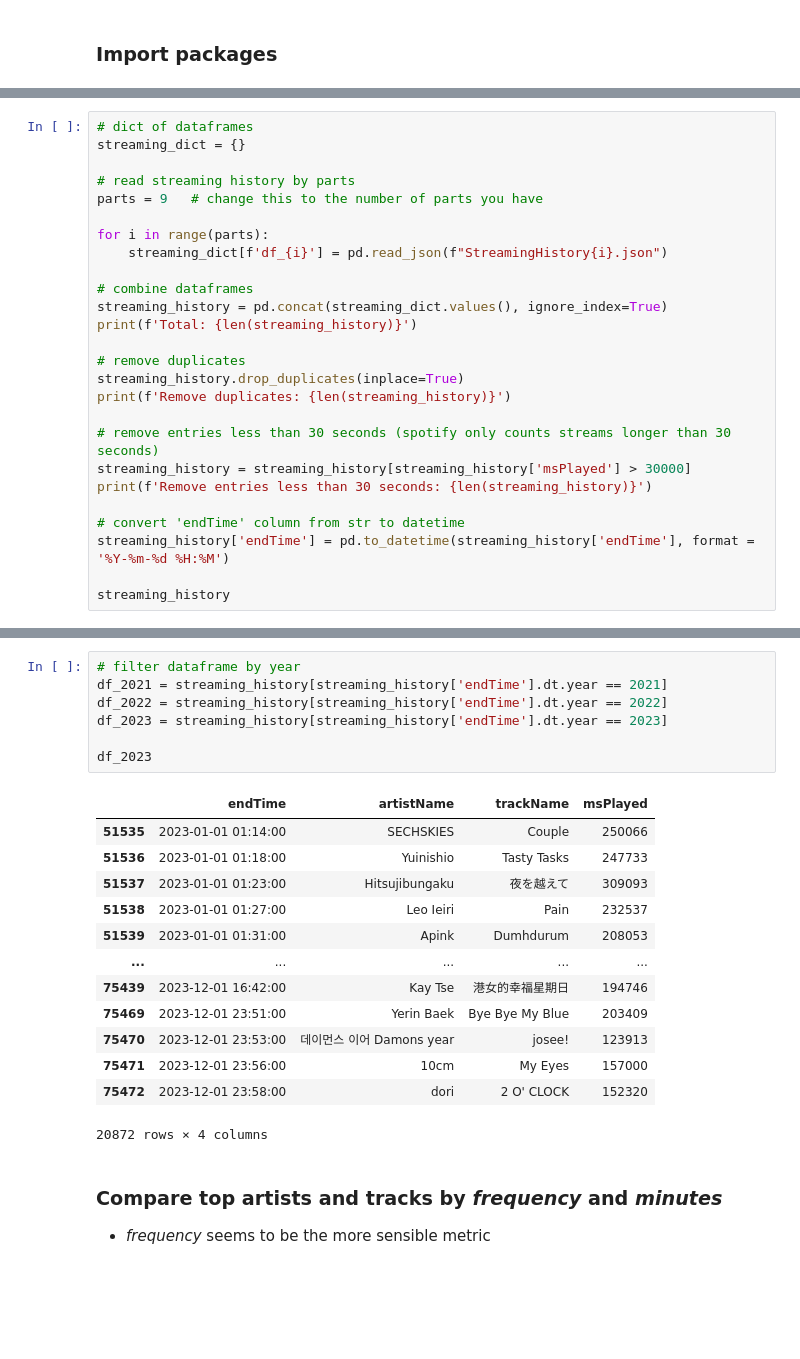
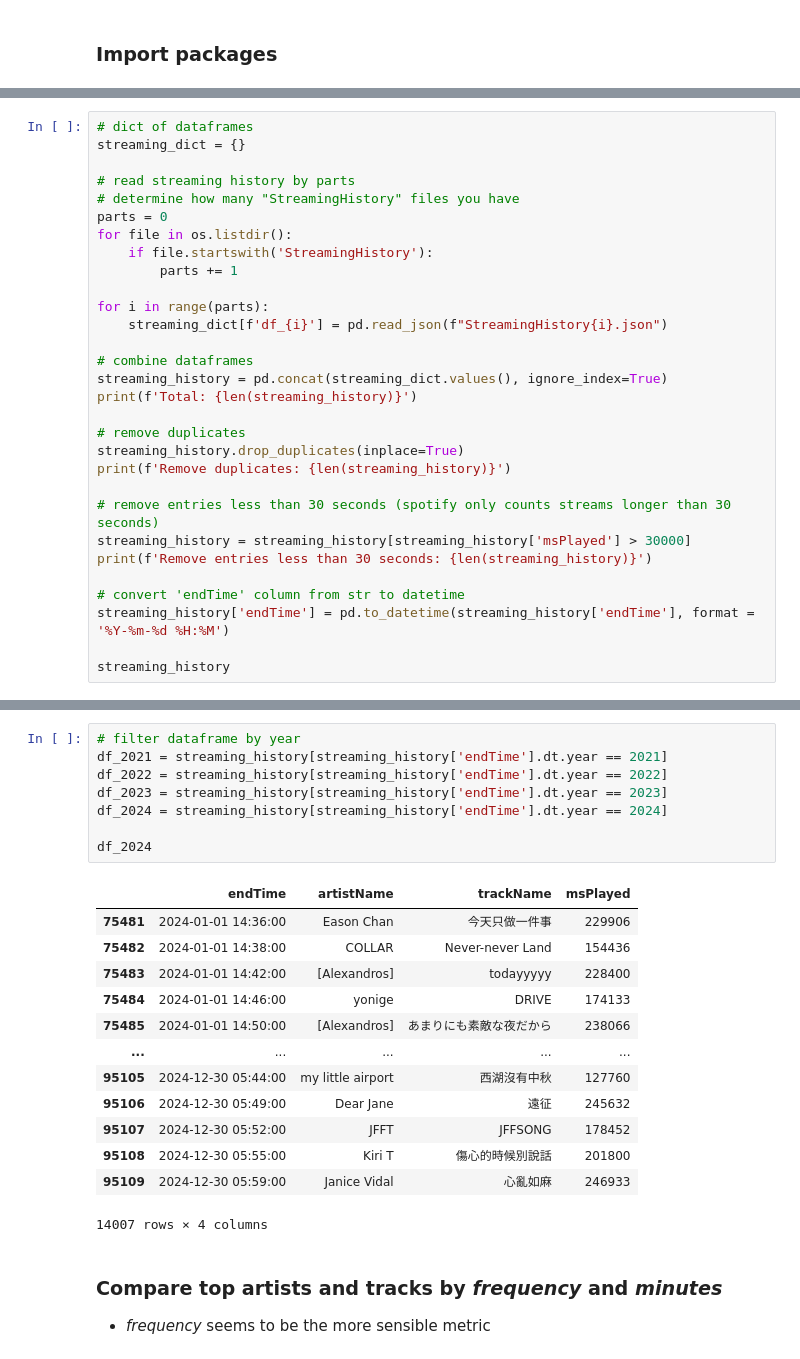
Before and after one commit to kinranlau/spotify_wrapped_plotly, a Jupyter notebook: spotify_analysis.ipynb, the cells around one changed output, grey strips where cells are left out. Cells and saved outputs as stored; diff of their text form; blank space fills up the shorter version.

```diff
--- a/spotify_analysis.ipynb
+++ b/spotify_analysis.ipynb
@@ -55,7 +59,11 @@ liked_songs
 streaming_dict = {}
 
 # read streaming history by parts
-parts = 9   # change this to the number of parts you have
+# determine how many "StreamingHistory" files you have
+parts = 0
+for file in os.listdir():
+    if file.startswith('StreamingHistory'):
+        parts += 1
 
 for i in range(parts):
     streaming_dict[f'df_{i}'] = pd.read_json(f"StreamingHistory{i}.json")
@@ -96,24 +104,25 @@ Remove entries less than 30 seconds: 61052
 # %%
 # filter dataframe by year
 df_2021 = streaming_history[streaming_history['endTime'].dt.year == 2021]
 df_2022 = streaming_history[streaming_history['endTime'].dt.year == 2022]
 df_2023 = streaming_history[streaming_history['endTime'].dt.year == 2023]
+df_2024 = streaming_history[streaming_history['endTime'].dt.year == 2024]
 
-df_2023
+df_2024
 # %% [output]
 |  | endTime | artistName | trackName | msPlayed |
-| 51535 | 2023-01-01 01:14:00 | SECHSKIES | Couple | 250066 |
-| 51536 | 2023-01-01 01:18:00 | Yuinishio | Tasty Tasks | 247733 |
-| 51537 | 2023-01-01 01:23:00 | Hitsujibungaku | 夜を越えて | 309093 |
-| 51538 | 2023-01-01 01:27:00 | Leo Ieiri | Pain | 232537 |
-| 51539 | 2023-01-01 01:31:00 | Apink | Dumhdurum | 208053 |
+| 75481 | 2024-01-01 14:36:00 | Eason Chan | 今天只做一件事 | 229906 |
+| 75482 | 2024-01-01 14:38:00 | COLLAR | Never-never Land | 154436 |
+| 75483 | 2024-01-01 14:42:00 | [Alexandros] | todayyyyy | 228400 |
+| 75484 | 2024-01-01 14:46:00 | yonige | DRIVE | 174133 |
+| 75485 | 2024-01-01 14:50:00 | [Alexandros] | あまりにも素敵な夜だから | 238066 |
 | ... | ... | ... | ... | ... |
-| 75439 | 2023-12-01 16:42:00 | Kay Tse | 港女的幸福星期日 | 194746 |
-| 75469 | 2023-12-01 23:51:00 | Yerin Baek | Bye Bye My Blue | 203409 |
-| 75470 | 2023-12-01 23:53:00 | 데이먼스 이어 Damons year | josee! | 123913 |
-| 75471 | 2023-12-01 23:56:00 | 10cm | My Eyes | 157000 |
-| 75472 | 2023-12-01 23:58:00 | dori | 2 O' CLOCK | 152320 |
+| 95105 | 2024-12-30 05:44:00 | my little airport | 西湖沒有中秋 | 127760 |
+| 95106 | 2024-12-30 05:49:00 | Dear Jane | 遠征 | 245632 |
+| 95107 | 2024-12-30 05:52:00 | JFFT | JFFSONG | 178452 |
+| 95108 | 2024-12-30 05:55:00 | Kiri T | 傷心的時候別說話 | 201800 |
+| 95109 | 2024-12-30 05:59:00 | Janice Vidal | 心亂如麻 | 246933 |
-20872 rows × 4 columns
+14007 rows × 4 columns
 # %% [markdown]
 ### Compare top artists and tracks by *frequency* and *minutes*
 - *frequency* seems to be the more sensible metric
```
Also changed, not shown: parts of 21 cells of this notebook, 3 other files.
